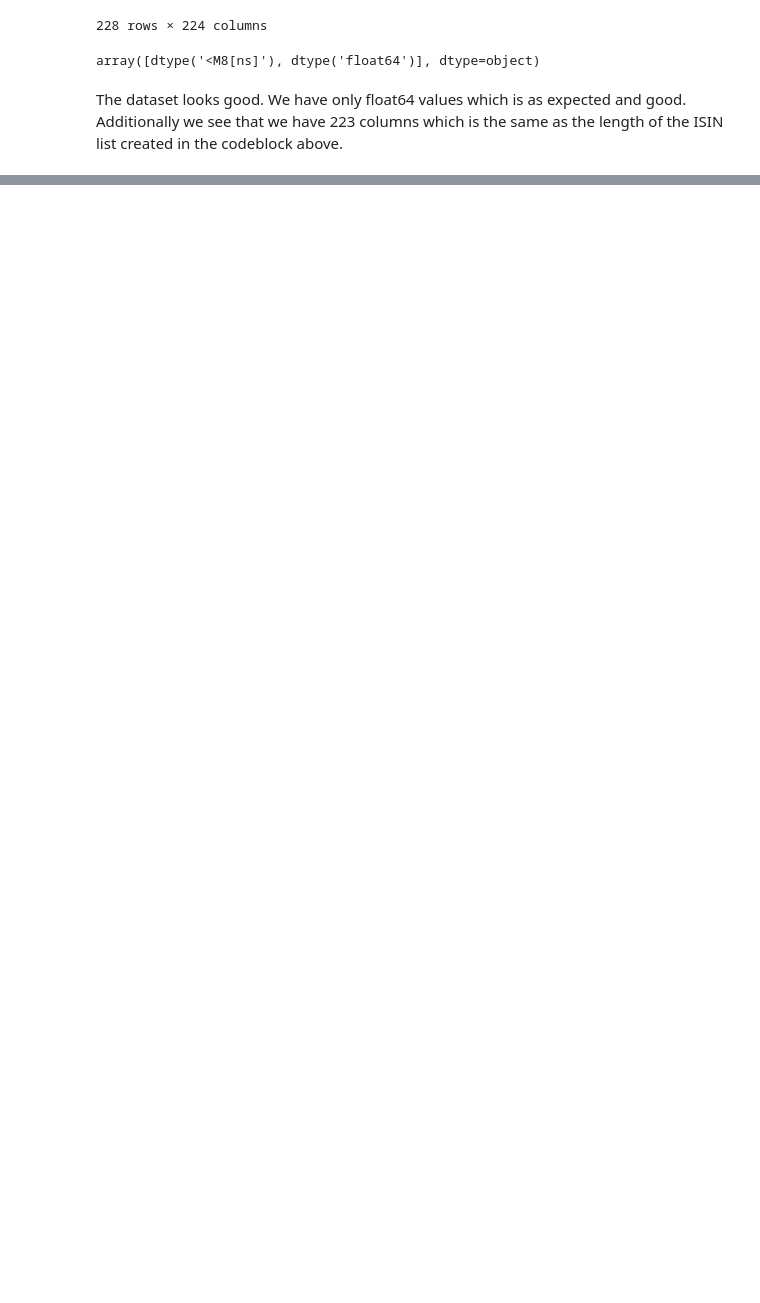
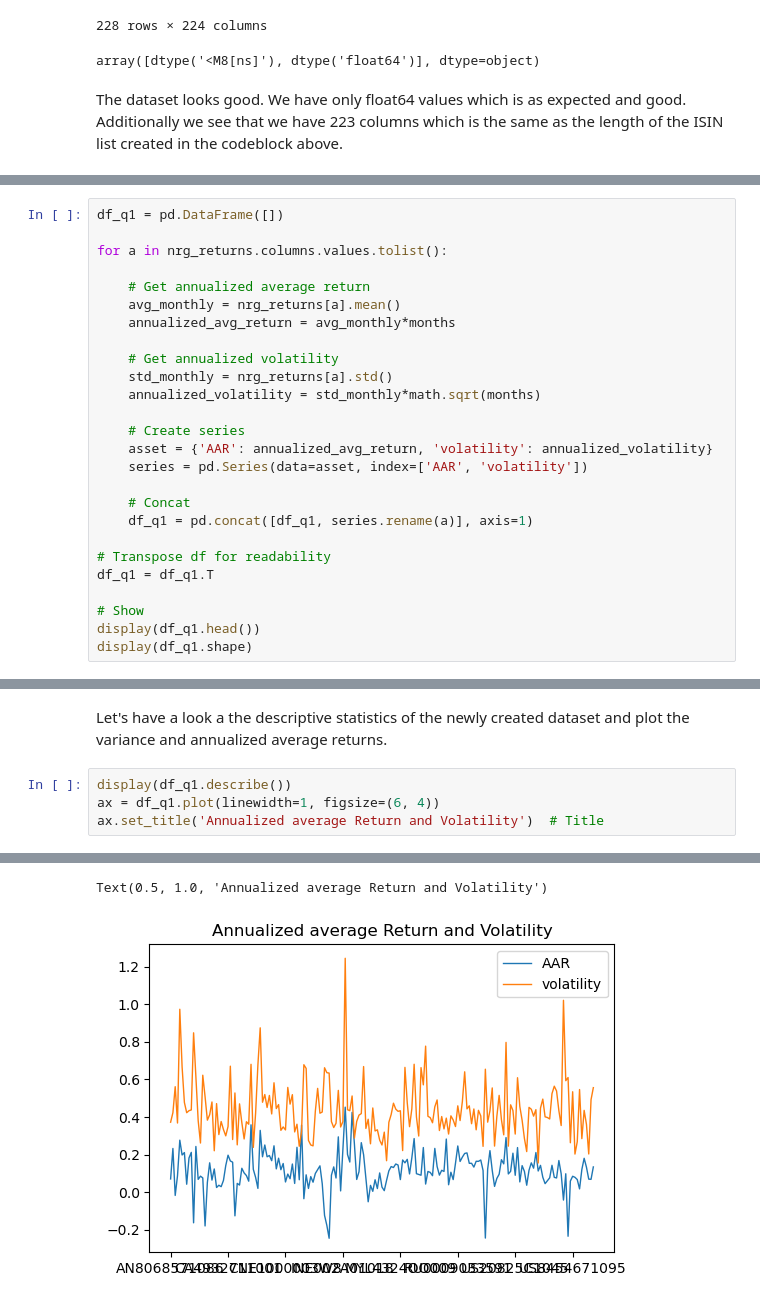
Before and after one commit to percw/Sustainable_and_Entrepreneurial_Finance, a Jupyter notebook: assignment_1.ipynb, the cells around one changed output, grey strips where cells are left out. Drawn from its saved outputs; the diff is of its cells as text; blank space fills up the shorter version.

```diff
--- a/assignment_1.ipynb
+++ b/assignment_1.ipynb
@@ -148,0 +371,26 @@ nrg_returns
+# %%
+df_q1 = pd.DataFrame([])
+
+for a in nrg_returns.columns.values.tolist():
+
+    # Get annualized average return
+    avg_monthly = nrg_returns[a].mean()
+    annualized_avg_return = avg_monthly*months
+
+    # Get annualized volatility
+    std_monthly = nrg_returns[a].std()
+    annualized_volatility = std_monthly*math.sqrt(months)
+
+    # Create series
+    asset = {'AAR': annualized_avg_return, 'volatility': annualized_volatility}
+    series = pd.Series(data=asset, index=['AAR', 'volatility'])
+
+    # Concat
+    df_q1 = pd.concat([df_q1, series.rename(a)], axis=1)
+
+# Transpose df for readability
+df_q1 = df_q1.T
+
+# Show
+display(df_q1.head())
+display(df_q1.shape)
@@ -148,0 +405,7 @@ nrg_returns
+# %% [markdown]
+Let's have a look a the descriptive statistics of the newly created dataset and plot the variance and annualized average returns.
+# %%
+display(df_q1.describe())
+ax = df_q1.plot(linewidth=1, figsize=(6, 4))
+ax.set_title('Annualized average Return and Volatility')  # Title
+# %% [output]
@@ -148,0 +421,2 @@ nrg_returns
+Text(0.5, 1.0, 'Annualized average Return and Volatility')
+[figure, added]
```
Also changed, not shown: parts of 84 cells of this notebook, 2 other files.
